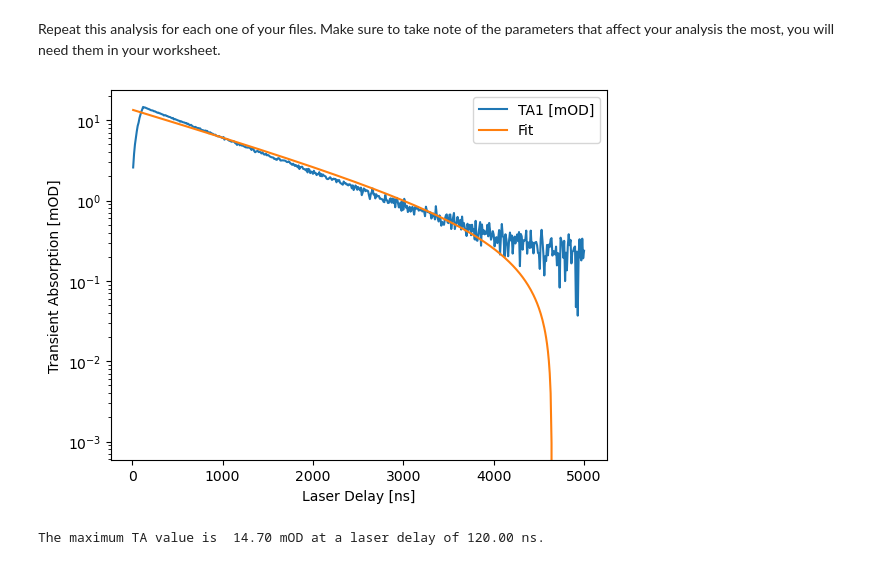
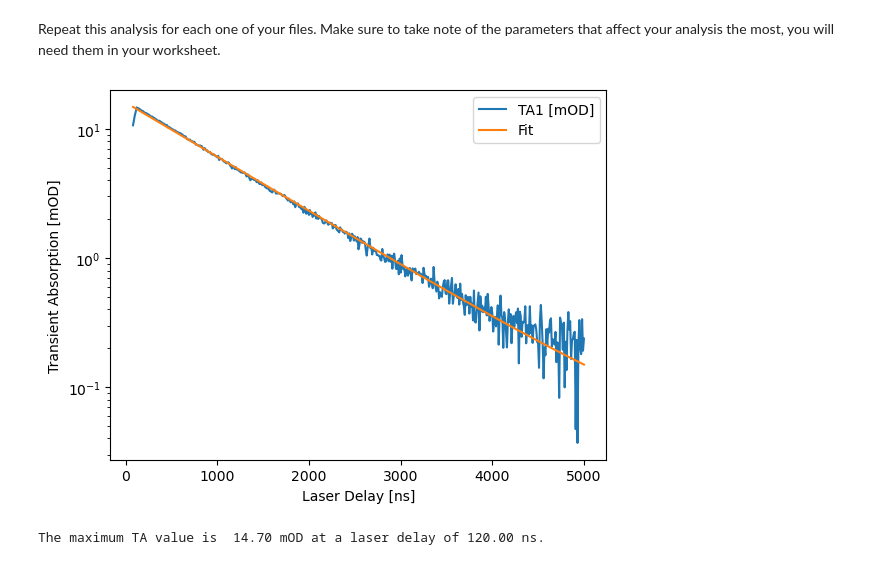
Before and after one commit to DavidShreve/PChemLab, a Jupyter notebook: TA_ModelingData.ipynb, the cells around one changed output. Drawn from its saved outputs; the diff is of its cells as text; code cells hidden in the pictures.

```diff
--- a/TA_ModelingData.ipynb
+++ b/TA_ModelingData.ipynb
@@ -328,18 +328,18 @@ Repeat this analysis for each one of your files. Make sure to take note of the p
 # %%
 # @title Adjust the parameters for each of your files { display-mode: "form" }
 filename = 'BZ02_traces_JGD.csv' # @param {type:"string"}
 yaxis = 'TA1 [mOD]' # @param ['TAaverage','TA1 [mOD]','TA2 [mOD]']
-time_skip = 0 # @param {type:"number"}
-DA0_guess = 100. # @param {type:"number"}
-tau_guess = 1000 # @param {type:"number"}
+time_skip = 75 # @param {type:"number"}
+DA0_guess = 15. # @param {type:"number"}
+tau_guess = 500 # @param {type:"number"}
 offset_guess = 0. # @param {type:"number"}
 semilog = True # @param {type:"boolean"}
 newfile = {'path':path, 'name':filename, 'label':'Run1', '[ZnTPP]': 0.2, '[C70]':0., 'time_skip':time_skip, 'DA0_guess':DA0_guess, 'tau_guess':tau_guess, 'offset_guess':offset_guess}
 load_data_to_file_dict(newfile)
 calc_average_TA(newfile)
 fit_ta_data(newfile,yaxis=yaxis,verbose=True, semilog=semilog)
 # %% [output]
-[figure, old version]
+[figure, new version]
 # %%
 calc_max_TA(file1)
 print(f"The maximum TA value is {file1['TAmax']:6.2f} mOD at a laser delay of {file1['LD_TAmax']:6.2f} ns.")
```
